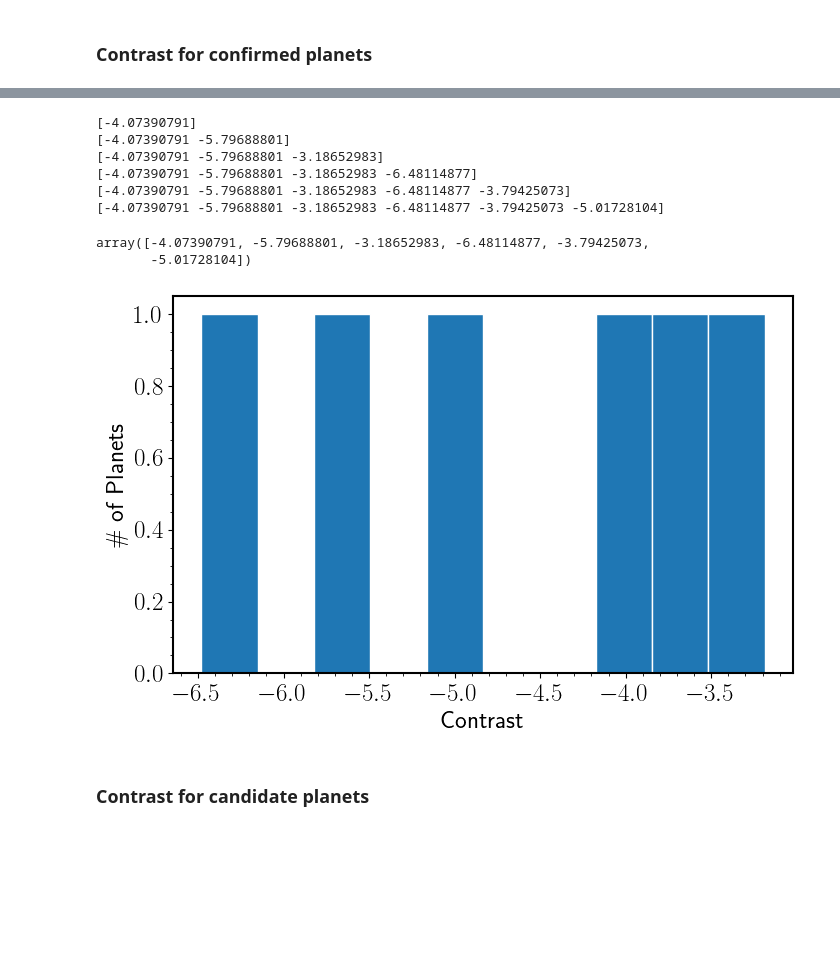
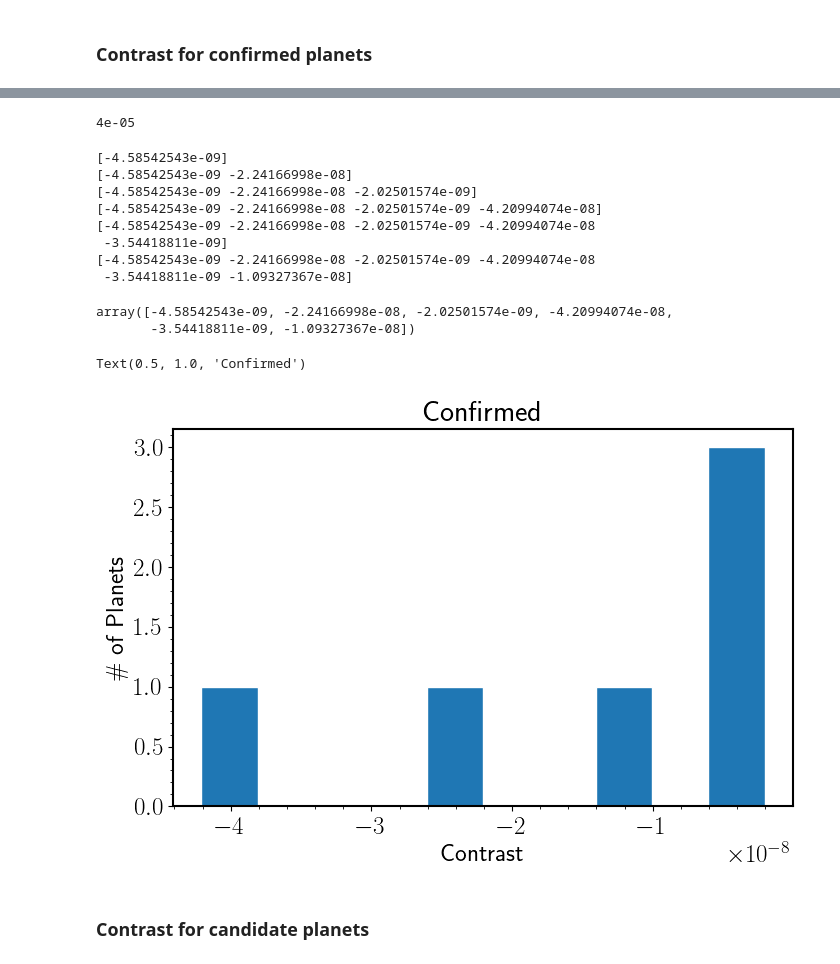
Before and after one commit to lupitatovar/Cool-Worlds, a Jupyter notebook: notebooks/Reflected_light.ipynb, the cells around one changed output, grey strips where cells are left out. Saved outputs shown, nothing was run; the diff lists cells and outputs as text; code cells hidden in the pictures; blank space fills up the shorter version.

Commit message:
contrast

```diff
--- a/notebooks/Reflected_light.ipynb
+++ b/notebooks/Reflected_light.ipynb
@@ -19,8 +19,8 @@ rcParams["font.sans-serif"] = ["Computer Modern Sans Serif"]
 rcParams["text.usetex"] = True
 plt.rcParams['axes.linewidth']=1.5
 # %%
-candidates = pd.read_csv('/Users/lupitatovar/Cool-Worlds/targets/candidates_temp_cuts.csv')
-confirmed = pd.read_csv('/Users/lupitatovar/Cool-Worlds/targets/confirmed_temp_cuts.csv')
+candidates = pd.read_csv('/Users/lupitatovar/Cool-Worlds/targets/cadidates_tsm.csv')
+confirmed = pd.read_csv('/Users/lupitatovar/Cool-Worlds/targets/confirmed_tsm.csv')
 stars = pd.read_csv('/Users/lupitatovar/Cool-Worlds/targets/stellar_propoerties.csv')
 # %%
 len(stars['type'].values)
@@ -200,4 +203,4 @@ lambertian(90)
 # %%
 def contrast(p,l,Rp,r):
-    dmag = -2.5 * np.log10(p*l*(Rp/r)**2)
+    dmag = -2.5 * (p*l*(Rp/r)**2)
     return dmag
@@ -218,0 +253,10 @@ array([1.72227027, 1.8       , 1.533375  , 1.6       , 1.56843636,
+# %%
+rad_conf = confirmed['rade'].values*u.earthRad
+rad_conf_au = rad_conf.to(u.au)#* 4.26352e-5
+print(rad_conf)
+print(rad_conf_au.value)
+
+rad_cand = candidates['Radius'].values*u.earthRad
+rad_cand_au = rad_cand.to(u.au)#* 4.26352e-5
+print(rad_cand)
+print(rad_cand_au.value)
@@ -219,29 +282,37 @@ array([1.72227027, 1.8       , 1.533375  , 1.6       , 1.56843636,
+# %%
+2e-5/0.5
+# %% [output]
+4e-05
 # %%
 dmag_conf = []
 
 for i in range (0,len(confirmed)):
-    dmag1 = contrast(.33,12.67,confirmed['rade'].values[i],confirmed['semi_au'].values[i])
+    dmag1 = contrast(.33,.3,rad_conf_au.value[i],confirmed['semi_au'].values[i])
     dmag_conf = np.append(dmag_conf,dmag1)
     print (dmag_conf)
 # %% [output]
-[-4.07390791]
-[-4.07390791 -5.79688801]
-[-4.07390791 -5.79688801 -3.18652983]
-[-4.07390791 -5.79688801 -3.18652983 -6.48114877]
-[-4.07390791 -5.79688801 -3.18652983 -6.48114877 -3.79425073]
-[-4.07390791 -5.79688801 -3.18652983 -6.48114877 -3.79425073 -5.01728104]
+[-4.58542543e-09]
+[-4.58542543e-09 -2.24166998e-08]
+[-4.58542543e-09 -2.24166998e-08 -2.02501574e-09]
+[-4.58542543e-09 -2.24166998e-08 -2.02501574e-09 -4.20994074e-08]
+[-4.58542543e-09 -2.24166998e-08 -2.02501574e-09 -4.20994074e-08
+ -3.54418811e-09]
+[-4.58542543e-09 -2.24166998e-08 -2.02501574e-09 -4.20994074e-08
+ -3.54418811e-09 -1.09327367e-08]
 # %%
 dmag_conf
 # %% [output]
-array([-4.07390791, -5.79688801, -3.18652983, -6.48114877, -3.79425073,
-       -5.01728104])
+array([-4.58542543e-09, -2.24166998e-08, -2.02501574e-09, -4.20994074e-08,
+       -3.54418811e-09, -1.09327367e-08])
 # %%
 plt.hist(dmag_conf,edgecolor='white')
 plt.xlabel('Contrast')
 plt.ylabel('\# of Planets')
 plt.minorticks_on()
+plt.title('Confirmed')
 # %% [output]
+Text(0.5, 1.0, 'Confirmed')
-[figure, old version]
+[figure, new version]
 # %% [markdown]
 ### Contrast for candidate planets
 # %%
```
Also changed, not shown: parts of 28 cells of this notebook, 3 other files.
